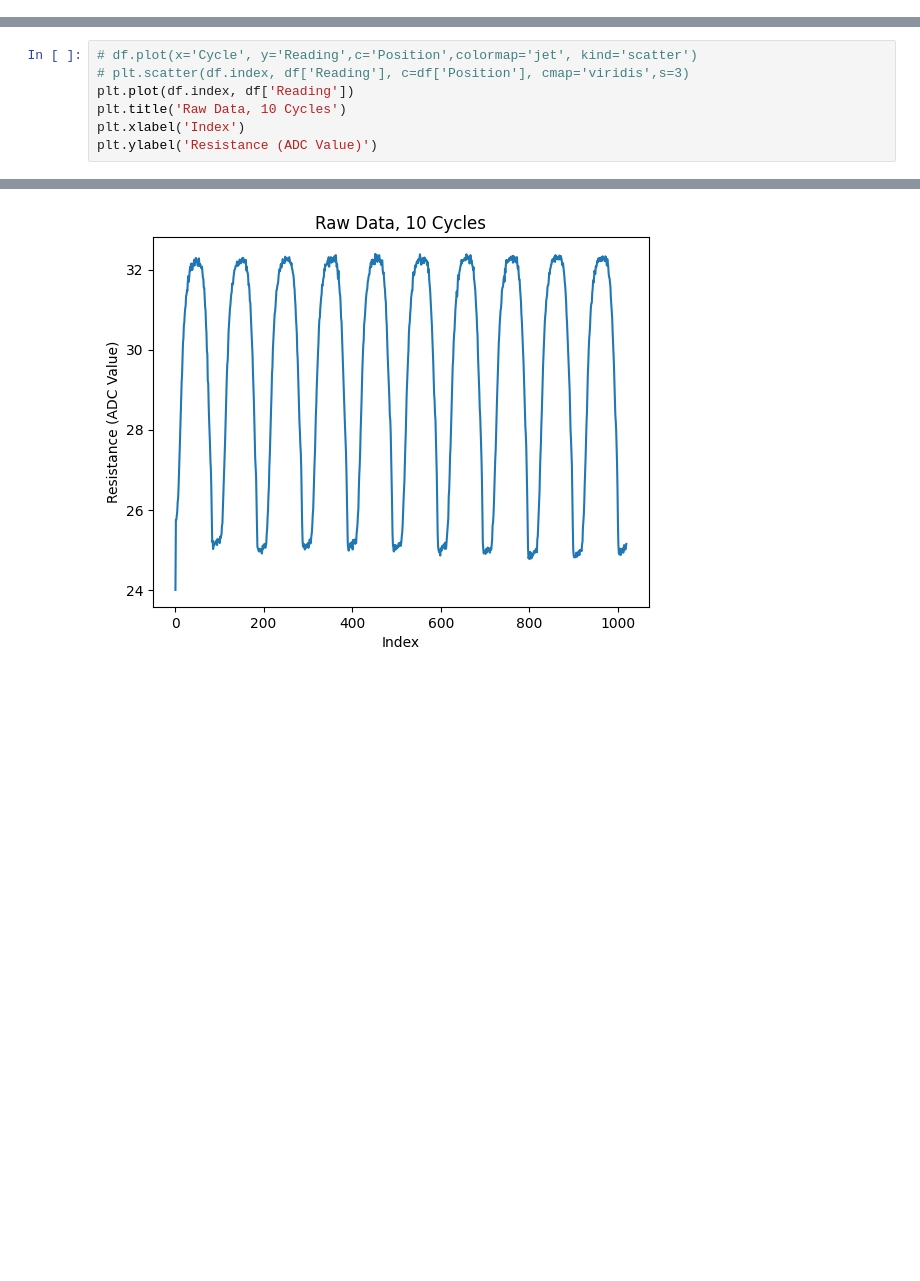
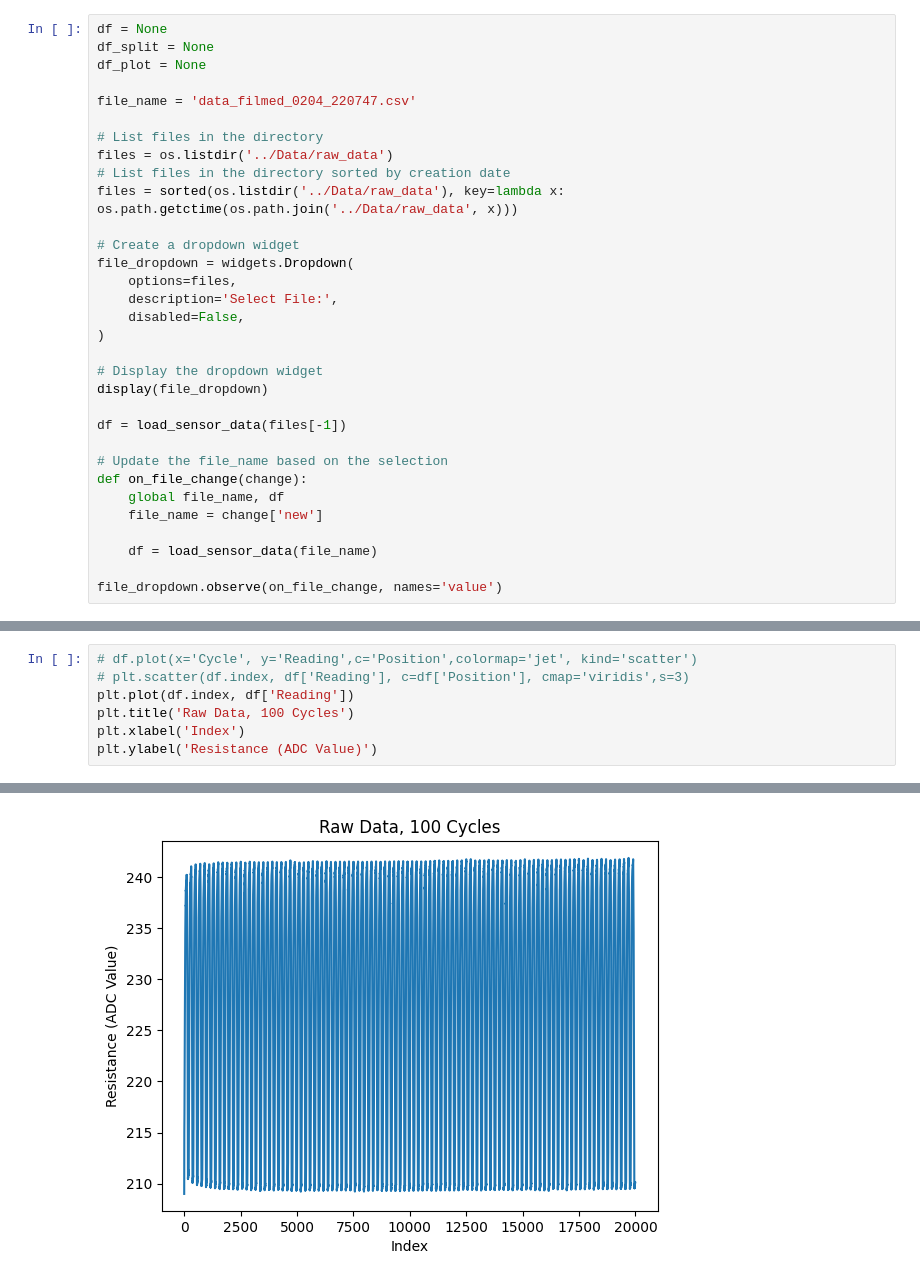
Before and after one commit to valleyquail/WormMQP, a Jupyter notebook: Data/data_process_v2.ipynb, the cells around one changed output, grey strips where cells are left out. Cells and saved outputs as stored; diff of their text form; blank space fills up the shorter version.

Commit message:
new data vis

```diff
--- a/Data/data_process_v2.ipynb
+++ b/Data/data_process_v2.ipynb
@@ -39,0 +31,32 @@ df.tail()
+# %%
+df = None
+df_split = None
+df_plot = None
+
+file_name = 'data_filmed_0204_220747.csv'
+
+# List files in the directory
+files = os.listdir('../Data/raw_data')
+# List files in the directory sorted by creation date
+files = sorted(os.listdir('../Data/raw_data'), key=lambda x: os.path.getctime(os.path.join('../Data/raw_data', x)))
+
+# Create a dropdown widget
+file_dropdown = widgets.Dropdown(
+    options=files,
+    description='Select File:',
+    disabled=False,
+)
+
+# Display the dropdown widget
+display(file_dropdown)
+
+df = load_sensor_data(files[-1])
+
+# Update the file_name based on the selection
+def on_file_change(change):
+    global file_name, df
+    file_name = change['new']
+
+    df = load_sensor_data(file_name)
+
+file_dropdown.observe(on_file_change, names='value')
@@ -40,10 +68,10 @@ df.tail()
 # %%
 # df.plot(x='Cycle', y='Reading',c='Position',colormap='jet', kind='scatter')
 # plt.scatter(df.index, df['Reading'], c=df['Position'], cmap='viridis',s=3)
 plt.plot(df.index, df['Reading'])
-plt.title('Raw Data, 10 Cycles')
+plt.title('Raw Data, 100 Cycles')
 plt.xlabel('Index')
 plt.ylabel('Resistance (ADC Value)')
 # %% [output]
 Text(0, 0.5, 'Resistance (ADC Value)')
-[figure, old version]
+[figure, new version]
```
Also changed, not shown: parts of 9 cells of this notebook, 13 other files.
